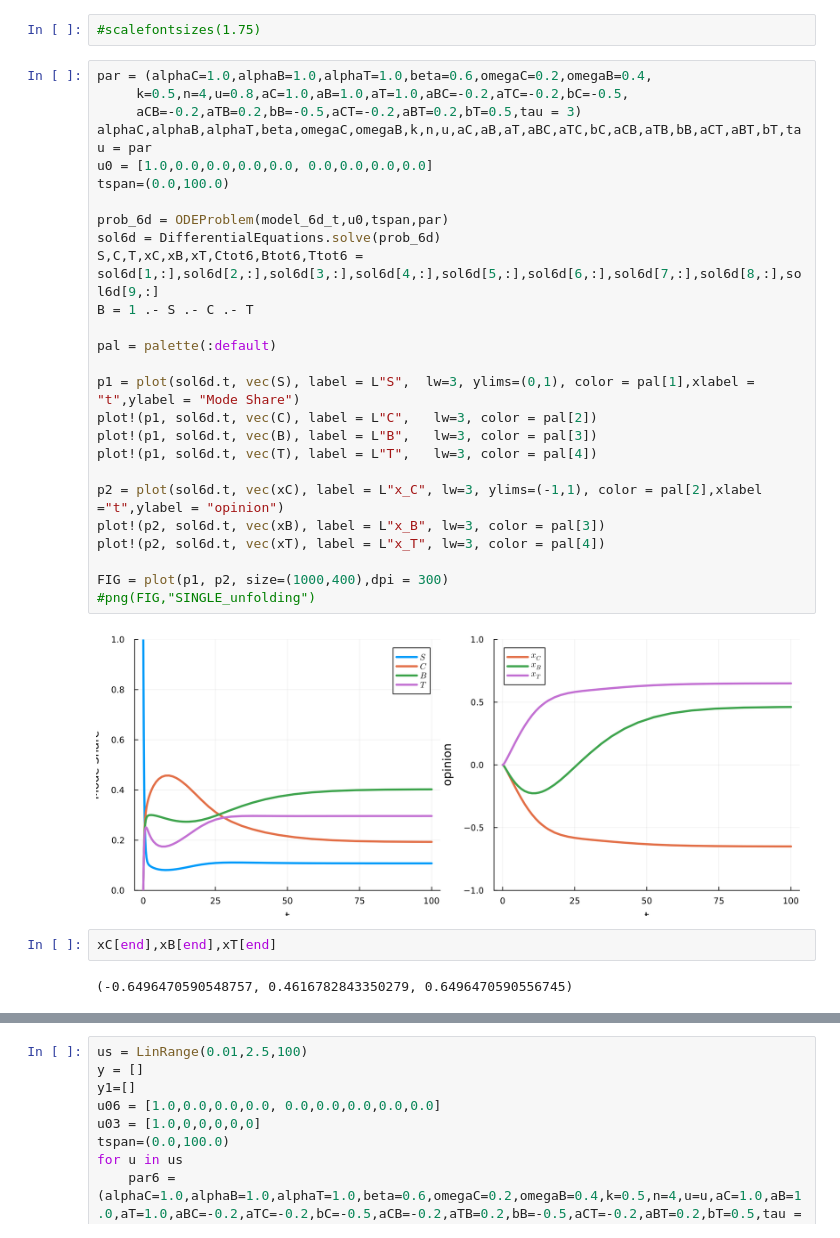
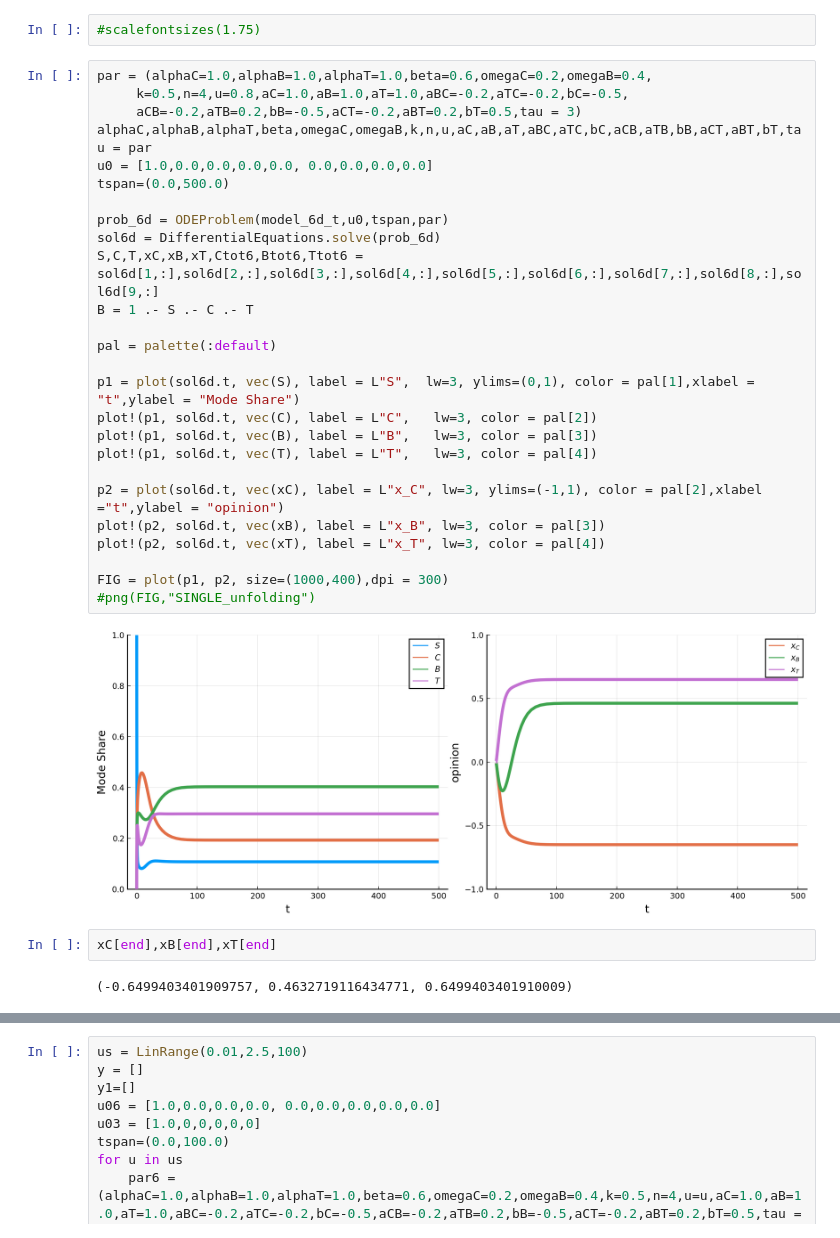
Before and after one commit to valentine-alia/MAE-6870, a Jupyter notebook: project/set_up_integration.ipynb, the cells around one changed output, grey strips where cells are left out. Drawn from its saved outputs; the diff is of its cells as text.

```diff
--- a/project/set_up_integration.ipynb
+++ b/project/set_up_integration.ipynb
@@ -73,35 +73,35 @@ ColorPalette(ColorSchemes.ColorScheme{Vector{RGB{Float64}}, String, String}(RGB{
 # %%
 par = (alphaC=1.0,alphaB=1.0,alphaT=1.0,beta=0.6,omegaC=0.2,omegaB=0.4,
      k=0.5,n=4,u=0.8,aC=1.0,aB=1.0,aT=1.0,aBC=-0.2,aTC=-0.2,bC=-0.5,
      aCB=-0.2,aTB=0.2,bB=-0.5,aCT=-0.2,aBT=0.2,bT=0.5,tau = 3)
 alphaC,alphaB,alphaT,beta,omegaC,omegaB,k,n,u,aC,aB,aT,aBC,aTC,bC,aCB,aTB,bB,aCT,aBT,bT,tau = par
 u0 = [1.0,0.0,0.0,0.0,0.0, 0.0,0.0,0.0,0.0]
-tspan=(0.0,100.0)
+tspan=(0.0,500.0)
 
 prob_6d = ODEProblem(model_6d_t,u0,tspan,par)
 sol6d = DifferentialEquations.solve(prob_6d)
 S,C,T,xC,xB,xT,Ctot6,Btot6,Ttot6 = sol6d[1,:],sol6d[2,:],sol6d[3,:],sol6d[4,:],sol6d[5,:],sol6d[6,:],sol6d[7,:],sol6d[8,:],sol6d[9,:]
 B = 1 .- S .- C .- T
 
 pal = palette(:default)
 
 p1 = plot(sol6d.t, vec(S), label = L"S",  lw=3, ylims=(0,1), color = pal[1],xlabel = "t",ylabel = "Mode Share")
 plot!(p1, sol6d.t, vec(C), label = L"C",   lw=3, color = pal[2])
 plot!(p1, sol6d.t, vec(B), label = L"B",   lw=3, color = pal[3])
 plot!(p1, sol6d.t, vec(T), label = L"T",   lw=3, color = pal[4])
 
 p2 = plot(sol6d.t, vec(xC), label = L"x_C", lw=3, ylims=(-1,1), color = pal[2],xlabel ="t",ylabel = "opinion")
 plot!(p2, sol6d.t, vec(xB), label = L"x_B", lw=3, color = pal[3])
 plot!(p2, sol6d.t, vec(xT), label = L"x_T", lw=3, color = pal[4])
 
 FIG = plot(p1, p2, size=(1000,400),dpi = 300)
 #png(FIG,"SINGLE_unfolding")
 # %% [output]
-[figure, old version]
+[figure, new version]
 # %%
 xC[end],xB[end],xT[end]
 # %% [output]
-(-0.6496470590548757, 0.4616782843350279, 0.6496470590556745)
+(-0.6499403401909757, 0.4632719116434771, 0.6499403401910009)
 # %%
 par = (alphaC=1+xC[end],alphaB=1.0+xB[end],alphaT=1.0+xT[end],beta=0.6,omegaC=0.2,omegaB=0.4,k=0.5,n=4)#,u=0.8,aC=1.0,aB=1.0,aT=1.0,aBC=-0.2,aTC=-0.2,bC=-0.5,aCB=-0.2,aTB=0.2,bB=-0.5,aCT=-0.2,aBT=0.2,bT=0.5,tau = 2)
 alphaC,alphaB,alphaT,beta,omegaC,omegaB,k,n = par
```
Also changed, not shown: parts of 12 cells of this notebook, 5 other files.
